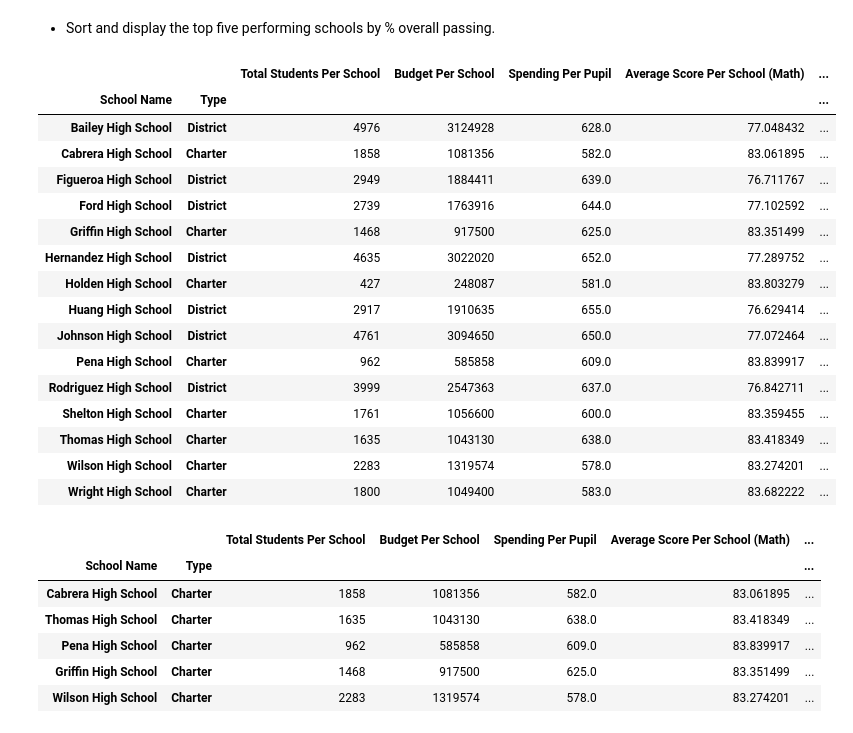
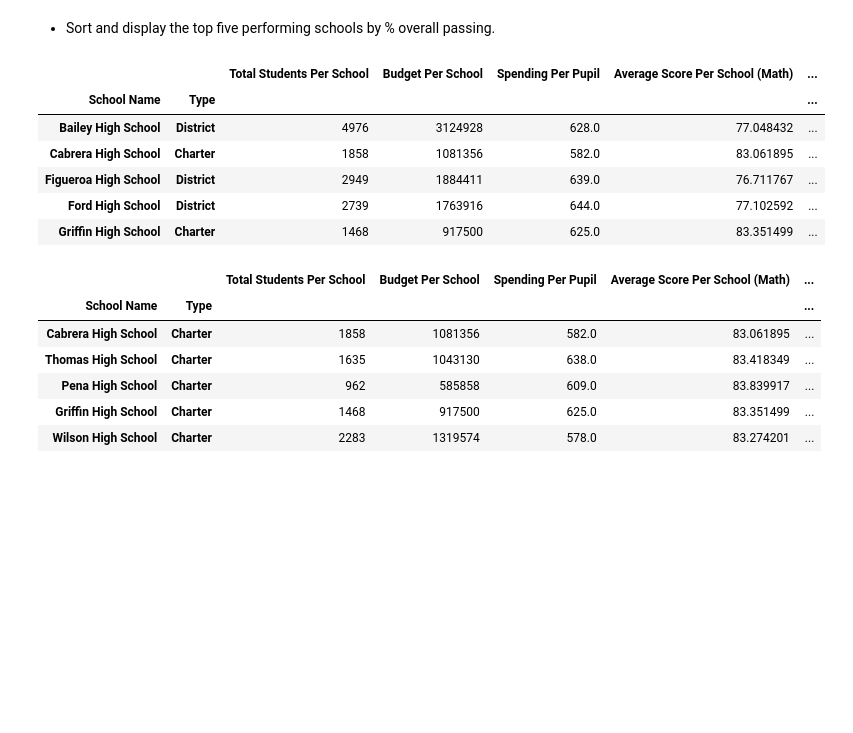
Before and after one commit to Kthomas09/Pandas-Challenge, a Jupyter notebook: PyCitySchools_starter.ipynb, the cells around one changed output. Cells and saved outputs as stored; diff of their text form; code cells hidden in the pictures; blank space fills up the shorter version.

```diff
--- a/PyCitySchools_starter.ipynb
+++ b/PyCitySchools_starter.ipynb
@@ -307,7 +307,7 @@ Wilson High School     Charter     0.965396
 Wright High School     Charter     0.966111
 Name: Student ID, dtype: float64
 # %%
-school_overall_passing_percentage = (total_schools_passing_reading + total_schools_passing_math)/2
+school_overall_passing_percentage = renamed_df[(renamed_df['Reading Score'] >= 70) & (renamed_df['Math Score'] >= 70)].groupby('School Name')['Student ID'].count()/total_students_per_school
 school_overall_passing_percentage
 
 # pass_percentage = math_percentage.loc[math_percentage["reading_score"]>=70]
@@ -367,32 +367,22 @@ school_summary_df
 # %%
 per_school_df = school_summary_df[["Total Students Per School",
                                   "Budget Per School",
                                   "Spending Per Pupil",
                                   "Average Score Per School (Math)",
                                   "Average Score Per School (Reading)",
                                   "Pass Rate Per School (Math)",
                                   "Pass Rate Per School (Reading)",
                                   "Schools Overall Pass Rate"]]
 
-per_school_df.head(15)
+per_school_df.head()
 # %% [output]
 |  |  | Total Students Per School | Budget Per School | Spending Per Pupil | Average Score Per School (Math) | ... |
 | School Name | Type |  |  |  |  | ... |
 | Bailey High School | District | 4976 | 3124928 | 628.0 | 77.048432 | ... |
 | Cabrera High School | Charter | 1858 | 1081356 | 582.0 | 83.061895 | ... |
 | Figueroa High School | District | 2949 | 1884411 | 639.0 | 76.711767 | ... |
 | Ford High School | District | 2739 | 1763916 | 644.0 | 77.102592 | ... |
 | Griffin High School | Charter | 1468 | 917500 | 625.0 | 83.351499 | ... |
-| Hernandez High School | District | 4635 | 3022020 | 652.0 | 77.289752 | ... |
-| Holden High School | Charter | 427 | 248087 | 581.0 | 83.803279 | ... |
-| Huang High School | District | 2917 | 1910635 | 655.0 | 76.629414 | ... |
-| Johnson High School | District | 4761 | 3094650 | 650.0 | 77.072464 | ... |
-| Pena High School | Charter | 962 | 585858 | 609.0 | 83.839917 | ... |
-| Rodriguez High School | District | 3999 | 2547363 | 637.0 | 76.842711 | ... |
-| Shelton High School | Charter | 1761 | 1056600 | 600.0 | 83.359455 | ... |
-| Thomas High School | Charter | 1635 | 1043130 | 638.0 | 83.418349 | ... |
-| Wilson High School | Charter | 2283 | 1319574 | 578.0 | 83.274201 | ... |
-| Wright High School | Charter | 1800 | 1049400 | 583.0 | 83.682222 | ... |
 # %%
 top_five_performing_schools = per_school_df.sort_values(["Schools Overall Pass Rate"],ascending = False).head(5)
 top_five_performing_schools
```
Also changed, not shown: parts of 4 cells of this notebook.
